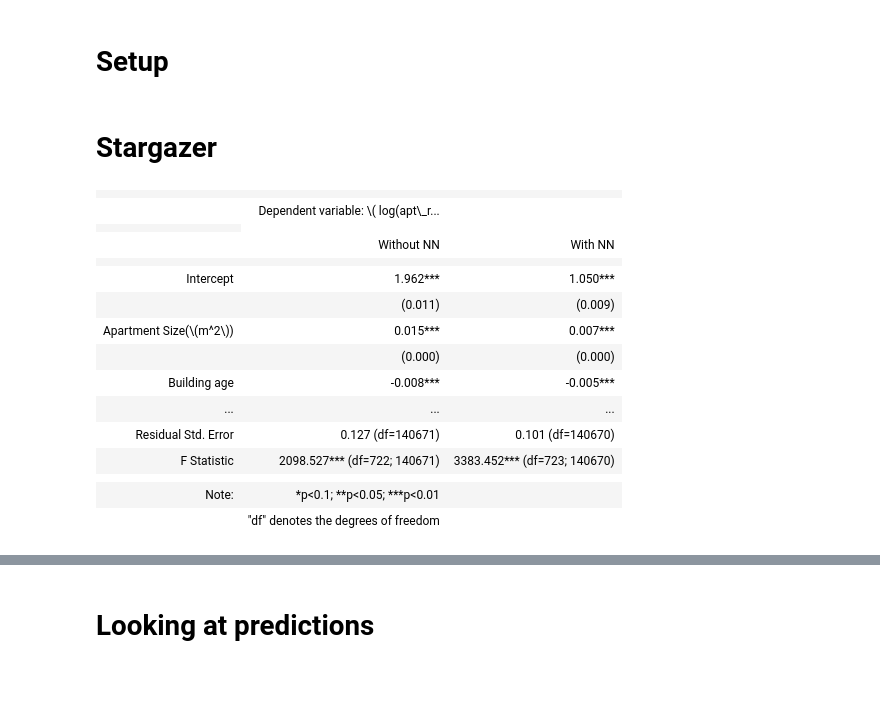
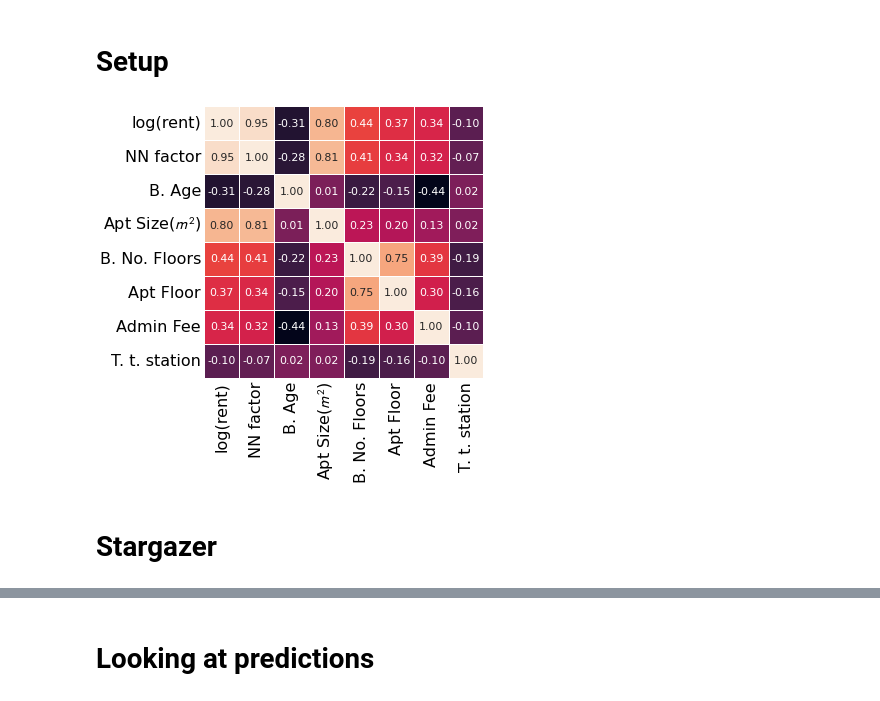
Before and after one commit to jiyans/real_estate_analysis, a Jupyter notebook: analysis/python/qualitative_analysis.ipynb, the cells around one changed output, grey strips where cells are left out. Cells and saved outputs as stored; diff of their text form; code cells hidden in the pictures.

```diff
--- a/analysis/python/qualitative_analysis.ipynb
+++ b/analysis/python/qualitative_analysis.ipynb
@@ -56,6 +58,37 @@ df["apt_style"] = df["apt_style"].apply(apt_style_clean)
 df["time_to_station_sq"] = df["time_to_station"] ** 2
 df["apt_style"] = set_base(df["apt_style"], "ワンルーム")
 # df = df[df["valid"]]
+# %%
+corr = df[["log_apt_rent","viz_preds", "b_age", "apt_size", "b_no_floors", "apt_floor", "apt_admin_price", "time_to_station"]].corr()
+names = {
+    "apt_size": r"Apt Size($ m^2 $)",
+    "b_no_floors": "B. No. Floors",
+    "b_age": "B. Age",
+    "apt_floor": "Apt Floor",
+    "apt_admin_price": "Admin Fee",
+    "time_to_station" : "T. t. station",
+    "viz_preds": 'NN factor',
+    "log_apt_rent": "log(rent)"
+}
+corr = corr.rename(names, axis=1).rename(names, axis=0)
+# %%
+mpl.rc('text', usetex = False)
+
+plt.figure(figsize=(5, 5))
+plt.tick_params(
+    which='both',      # both major and minor ticks are affected
+    bottom=False,      # ticks along the bottom edge are off
+    top=False,         # ticks along the top edge are off
+    left=False, right=False
+    )
+
+mask = np.zeros_like(corr)
+mask[np.triu_indices_from(mask)] = True
+
+sns.heatmap(corr, annot=True, linewidths=0.5, cbar=False,fmt=".2f", annot_kws={"fontsize": "11"} )
+plt.savefig("../../paper/assets/corrplot.png",bbox_inches="tight", dpi=300,transparent=False)
+# %% [output]
+[figure, added]
 # %%
 mod1 = lm(
     "{} ~ b_age"
@@ -139,20 +174 @@ sg.dependent_variable_name("Dependent variable: \( log(apt\_rent) \)")
 sg.dependent_variable = ""
-# %%
-sg
-# %% [output]
-|  |  |  |
-|  | Dependent variable: \( log(apt\_r... |  |
-|  |
-|  | Without NN | With NN |
-|  |  |  |
-| Intercept | 1.962*** | 1.050*** |
-|  | (0.011) | (0.009) |
-| Apartment Size(\(m^2\)) | 0.015*** | 0.007*** |
-|  | (0.000) | (0.000) |
-| Building age | -0.008*** | -0.005*** |
-| ... | ... | ... |
-| Residual Std. Error | 0.127 (df=140671) | 0.101 (df=140670) |
-| F Statistic | 2098.527*** (df=722; 140671) | 3383.452*** (df=723; 140670) |
-|  |  |  |
-| Note: | *p<0.1; **p<0.05; ***p<0.01 |  |
-|  | "df" denotes the degrees of freedom |  |
```
Also changed, not shown: parts of 20 cells of this notebook.
